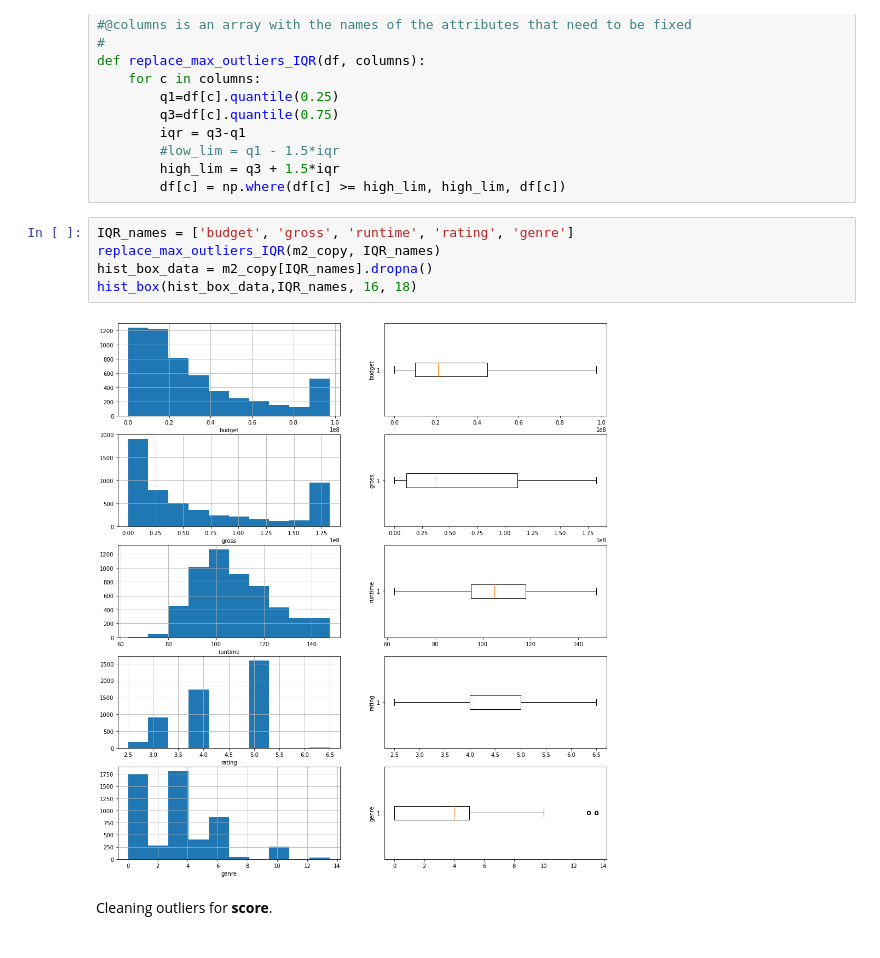
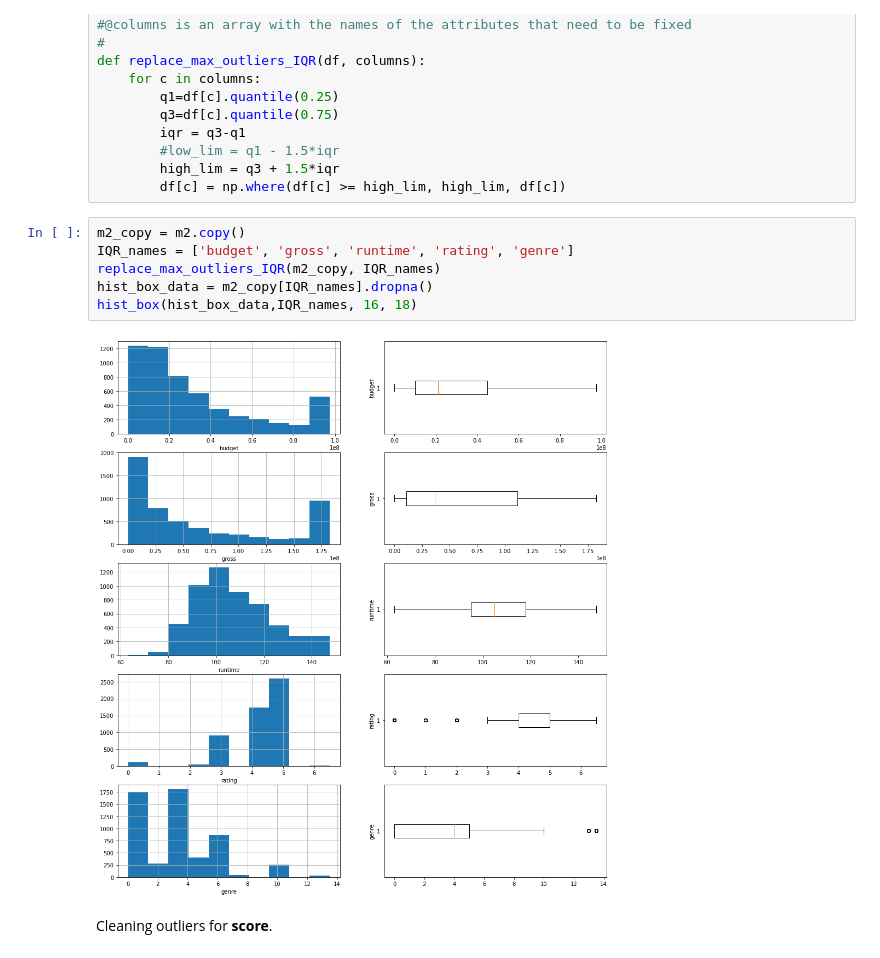
Before and after one commit to dchicasduena/COMP3400_Project, a Jupyter notebook: Iteration 2/Project2.ipynb, the cells around one changed output. Saved outputs shown, nothing was run; the diff lists cells and outputs as text.

```diff
--- a/Iteration 2/Project2.ipynb
+++ b/Iteration 2/Project2.ipynb
@@ -250,12 +250,13 @@ def replace_max_outliers_IQR(df, columns):
         high_lim = q3 + 1.5*iqr
         df[c] = np.where(df[c] >= high_lim, high_lim, df[c])
 # %%
+m2_copy = m2.copy()
 IQR_names = ['budget', 'gross', 'runtime', 'rating', 'genre']
 replace_max_outliers_IQR(m2_copy, IQR_names)
 hist_box_data = m2_copy[IQR_names].dropna()
 hist_box(hist_box_data,IQR_names, 16, 18)
 # %% [output]
-[figure, old version]
+[figure, new version]
 # %% [markdown]
 Cleaning outliers for **score**.
 # %%
```
Also changed, not shown: parts of 19 cells of this notebook.
